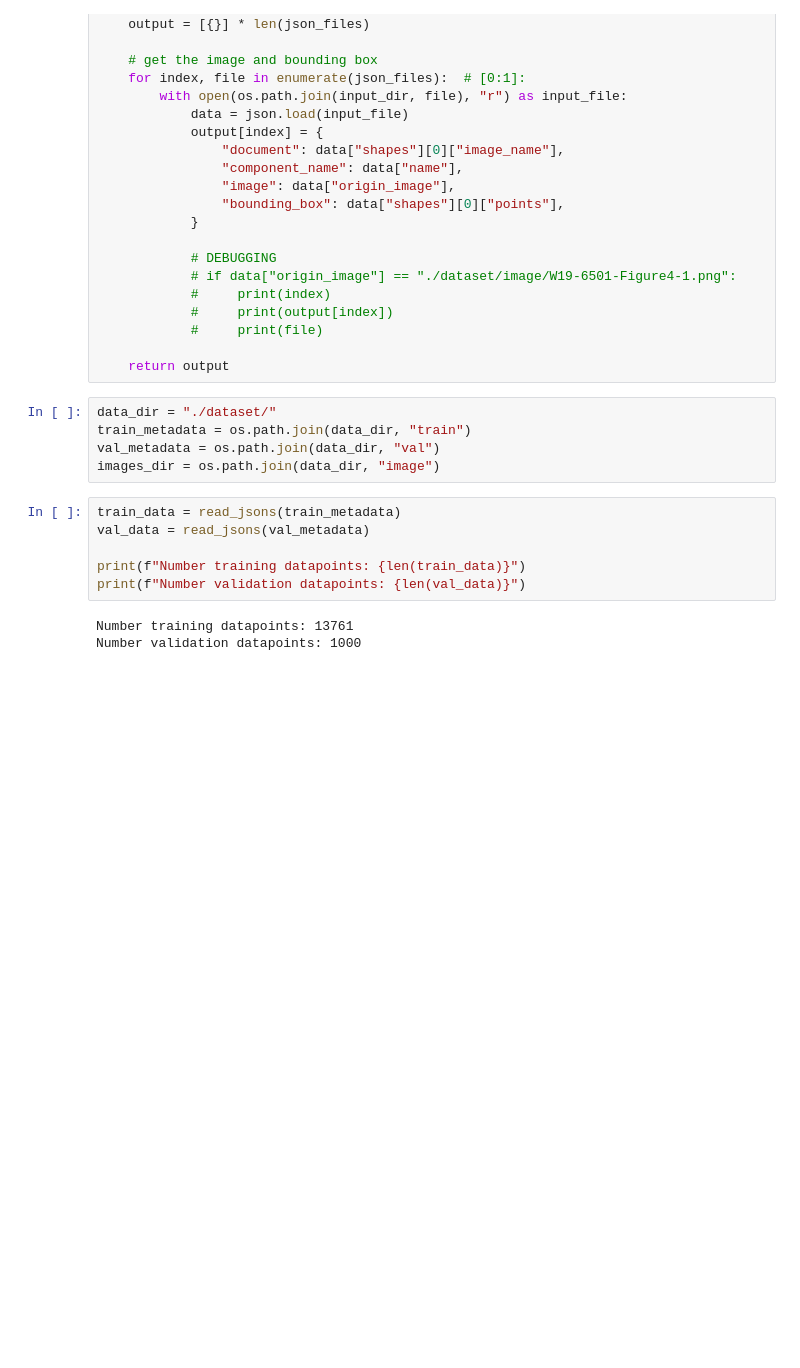
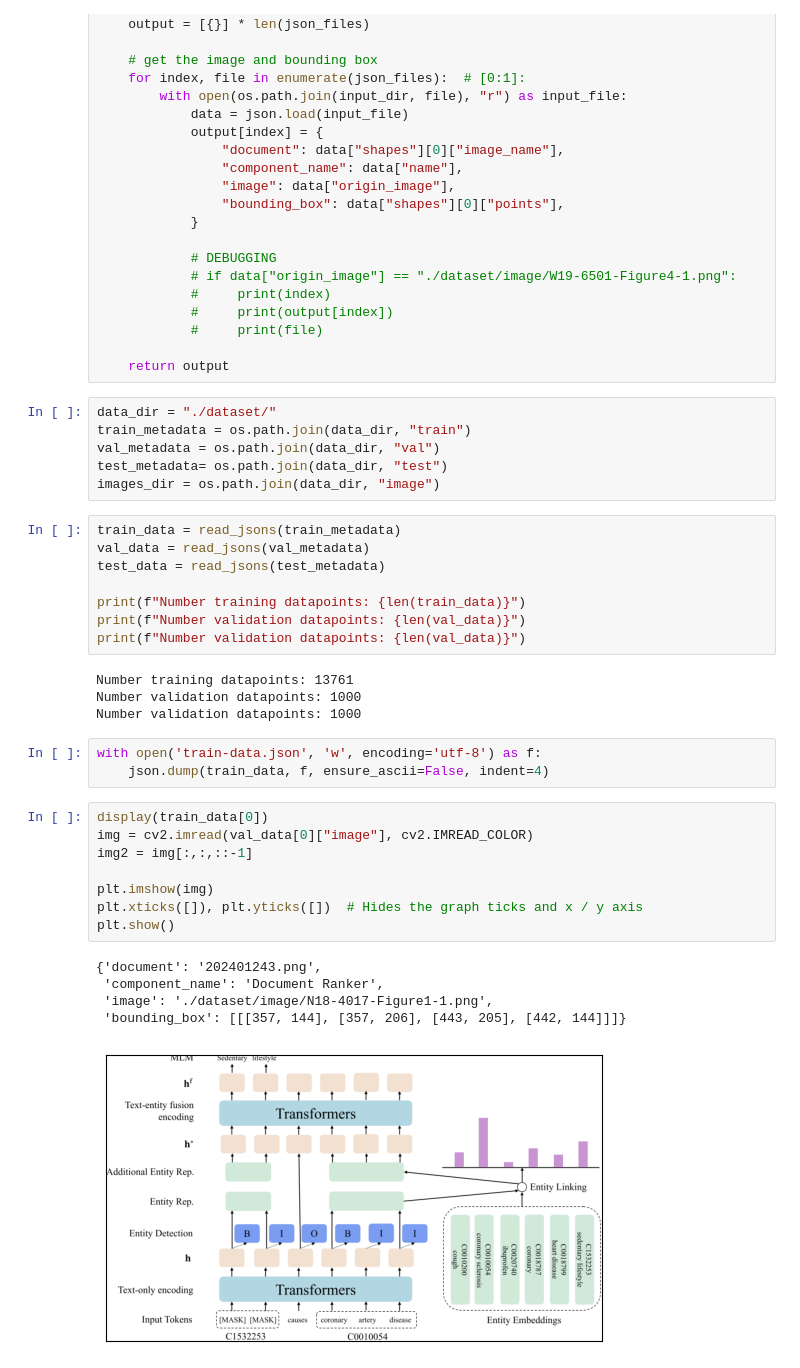
Before and after one commit to Accessibility-Research-Collective-UCI/sam2-figures, a Jupyter notebook: training-data-exploration.ipynb, the cells around one changed output. Cells and saved outputs as stored; diff of their text form; blank space fills up the shorter version.

```diff
--- a/training-data-exploration.ipynb
+++ b/training-data-exploration.ipynb
@@ -37,16 +47,37 @@ def read_jsons(input_dir):
 data_dir = "./dataset/"
 train_metadata = os.path.join(data_dir, "train")
 val_metadata = os.path.join(data_dir, "val")
+test_metadata= os.path.join(data_dir, "test")
 images_dir = os.path.join(data_dir, "image")
 # %%
 train_data = read_jsons(train_metadata)
 val_data = read_jsons(val_metadata)
+test_data = read_jsons(test_metadata)
 
 print(f"Number training datapoints: {len(train_data)}")
 print(f"Number validation datapoints: {len(val_data)}")
+print(f"Number validation datapoints: {len(val_data)}")
 # %% [output]
 Number training datapoints: 13761
 Number validation datapoints: 1000
+Number validation datapoints: 1000
+# %%
+with open('train-data.json', 'w', encoding='utf-8') as f:
+    json.dump(train_data, f, ensure_ascii=False, indent=4)
+# %%
+display(train_data[0])
+img = cv2.imread(val_data[0]["image"], cv2.IMREAD_COLOR)
+img2 = img[:,:,::-1]
+
+plt.imshow(img)
+plt.xticks([]), plt.yticks([])  # Hides the graph ticks and x / y axis
+plt.show()
+# %% [output]
+{'document': '202401243.png',
+ 'component_name': 'Document Ranker',
+ 'image': './dataset/image/N18-4017-Figure1-1.png',
+ 'bounding_box': [[[357, 144], [357, 206], [443, 205], [442, 144]]]}
+[figure, added]
 # %%
 resolution = []
 xaxis = []
```
Also changed, not shown: parts of 21 cells of this notebook, 2 other files.
